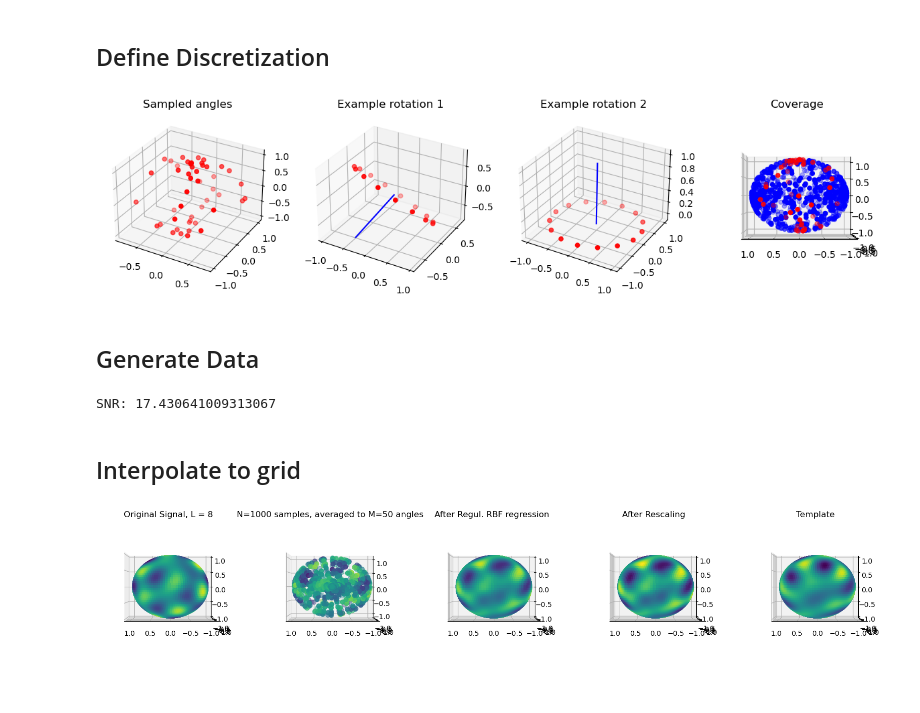
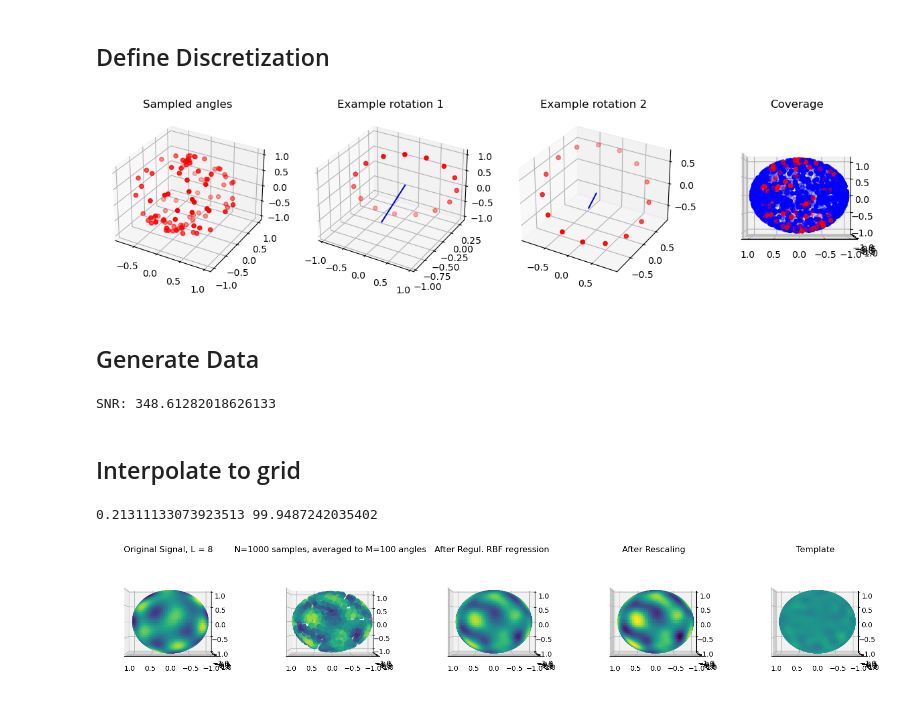
Before and after one commit to emastr/moment-constrained-cryo-em, a Jupyter notebook: part07_shell_alignment_sleek.ipynb, the cells around one changed output. Drawn from its saved outputs; the diff is of its cells as text; code cells hidden in the pictures.

```diff
--- a/part07_shell_alignment_sleek.ipynb
+++ b/part07_shell_alignment_sleek.ipynb
@@ -234,41 +234,41 @@ ms = jnp.arange(-(L-1), (L-1)+1)#.astype(jnp.int32)
 ls = jnp.ones_like(ms)*(L-1)
 eval_shell_wrap = lambda thetas, phis, fm: eval_shell(thetas, phis, fm, ls, ms, L)
 
 # Eval grid
 thetas = jnp.linspace(0, jnp.pi, 50)
 phis = jnp.linspace(0, 2*jnp.pi, 101)#[:-1]
 Theta, Phi = jnp.meshgrid(thetas, phis)
 
 # Signal
 base_key, key = jax.random.split(base_key)
 fm = random_signal(L, key)
 f = vmap(vmap(lambda theta, phi: eval_shell(theta, phi, fm, ls, ms, L), (0, None)), (None, 0))(thetas, phis)
 
 # Alphas, betas (rotation angles to align)
 sampling = "rnd" # "mw"
 if sampling == "mw":
     Lmax = L
     alphas = s2fft.sampling.s2_samples.phis_equiang(Lmax, sampling)
     betas = s2fft.sampling.s2_samples.thetas(Lmax, sampling)
     Alphas, Betas = jnp.meshgrid(alphas, betas)
     Alphas, Betas = Alphas.flatten(), Betas.flatten()
 elif sampling == "rnd":
-    Nrots = 50
+    Nrots = 100
     base_key, key = jax.random.split(base_key)
     Alphas, Betas = sample_on_sphere(key, Nrots)
 
 Gammas = jnp.zeros_like(Alphas)
 d_betas, sph_zero = get_slicing_weights(Betas, ms, L)
 fm_rot_slices = vmap(rot_slice_sph, (None, 0, 0, 0, None, None))(fm, Alphas, d_betas, Gammas, ms, sph_zero)
 plot_rot(Alphas, Betas, (2*L-1))
 # %% [output]
-[figure, old version]
+[figure, new version]
 # %% [markdown]
 ## Generate Data
 # %%
 # Random data
 Ndata = 1000
-sigma = 0.01
+sigma = 0.0005
 base_key, key = jax.random.split(base_key)
 Alpha_data, Beta_data, Gamma_data = random_so3(key, Ndata)
 d_beta_data, sph_zeros = get_slicing_weights(Beta_data, ms, L)
@@ -282,7 +282,7 @@ noisy_data_slices = data_slices + noise * sigma
 noisy_data_slices_ifft = vmap(ifft_shifted)(noisy_data_slices)
 print(f"SNR: {jnp.linalg.norm(data_slices[0])/jnp.linalg.norm(noise[0]*sigma)}")
 # %% [output]
-SNR: 17.430641009313067
+SNR: 348.61282018626133
 # %% [markdown]
 ## Interpolate to grid
 # %%
@@ -354,16 +354,20 @@ plot_sph(v, thetas, phis, ax4)
 plt.title(f"After Rescaling")
 
 ax5 = plt.subplot(155, projection='3d')
-v = colormap(normalize(ftmpl))
+diff = ftmpl-finterp*jnp.linalg.norm(ftmpl)/jnp.linalg.norm(finterp)
+v = colormap(normalize(diff, jnp.min(ftmpl), jnp.max(ftmpl)))
 plot_sph(v, thetas, phis, ax5)
 plt.title(f"Template")
+
+print(jnp.linalg.norm(diff)/jnp.linalg.norm(ftmpl), jnp.linalg.norm(ftmpl))
 
 
 elev, azim = 0, 90
 for ax in [ax1, ax2, ax3, ax4, ax5]:
     ax.view_init(elev=elev, azim=azim)
 # %% [output]
+0.21311133073923513 99.9487242035402
-[figure, old version]
+[figure, new version]
 # %%
 ## Idea:
 ## Instead of approximating the discrete angles, we run clustering on the angles,
```
Also changed, not shown: parts of 2 cells of this notebook, 3 other files.
